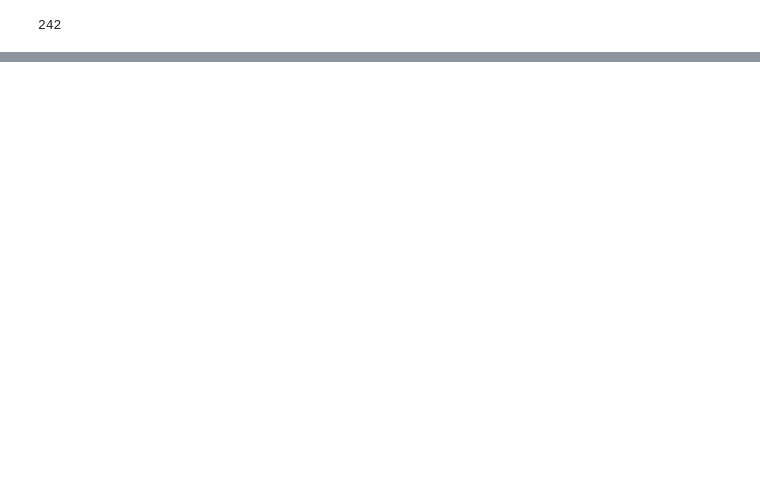
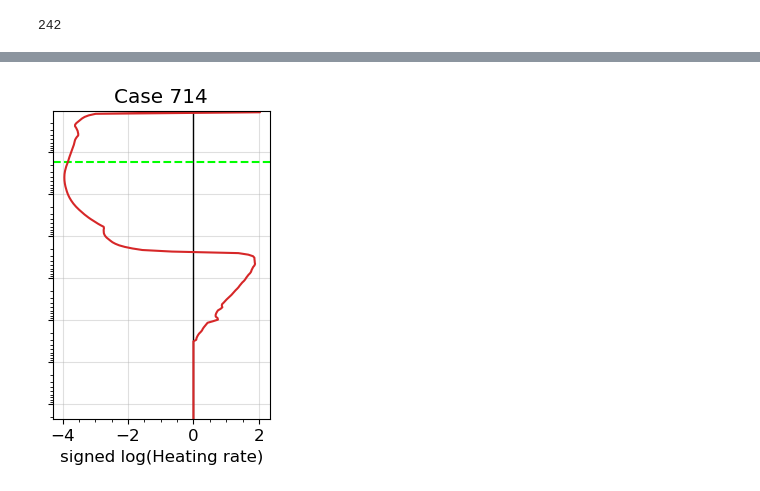
Before and after one commit to nichollsh/proteus_analysis, a Jupyter notebook: profile_over_time.ipynb, the cells around one changed output, grey strips where cells are left out. Cells and saved outputs as stored; diff of their text form; code cells hidden in the pictures; blank space fills up the shorter version.

```diff
--- a/profile_over_time.ipynb
+++ b/profile_over_time.ipynb
@@ -136,0 +157,33 @@ fig.savefig("output/recent_fluxdiff_%05d.pdf"%case_num, bbox_inches='tight', dpi
+# %%
+plt.close("all")
+
+final = sorted_nc[-1]
+fin_pr = np.array(final["p"][:]) * 1.0e-5
+fin_hr = np.array(zs[-1])
+
+fig,ax = plt.subplots(1,1, figsize=(2.8,4))
+
+ax.axvline(0, color='k', lw=1)
+ax.axhline(rs[-1], color='lime', ls='dashed')
+ax.plot(fin_hr, fin_pr, lw=1.5, color='tab:red')
+
+ax.grid(alpha=0.4)
+
+ax.set_xlabel("signed log(Heating rate)")
+# ax.set_xscale("symlog")
+
+ax.xaxis.set_major_locator(ticker.MultipleLocator(2))
+ax.xaxis.set_minor_locator(ticker.MultipleLocator(0.5))
+
+ax.set_ylim(top=np.amin(fin_pr), bottom=np.amax(fin_pr))
+# ax.set_ylabel("Pressure [bar]")
+ax.set_yscale("log")
+ax.set_yticklabels([])
+
+ax.set_title(title)
+
+
+plt.show()
+fig.savefig("output/recent_heat1d_%05d.pdf"%case_num, bbox_inches='tight', dpi=200)
+# %% [output]
+[figure, added]
```
Also changed, not shown: parts of 3 cells of this notebook, 1 other file.
